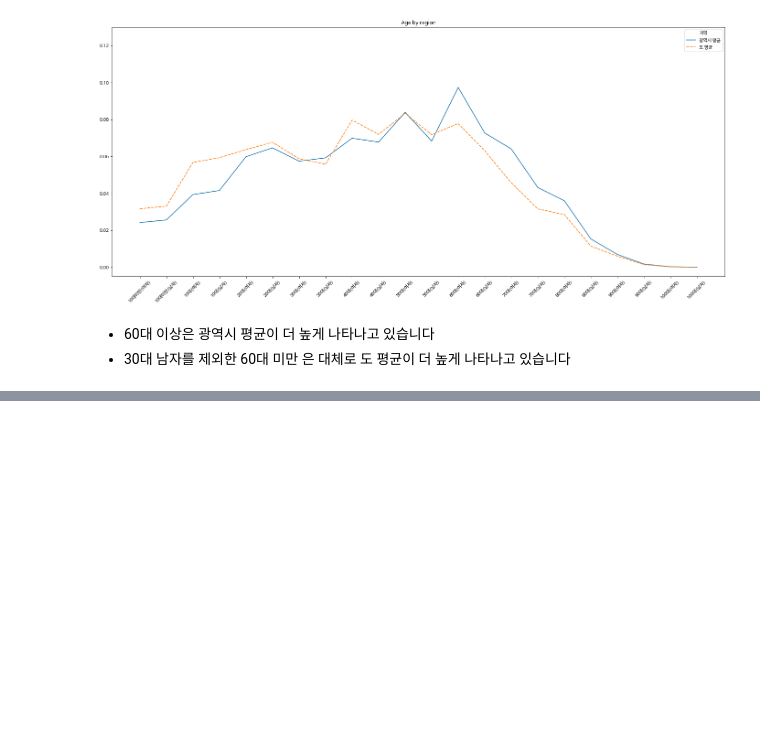
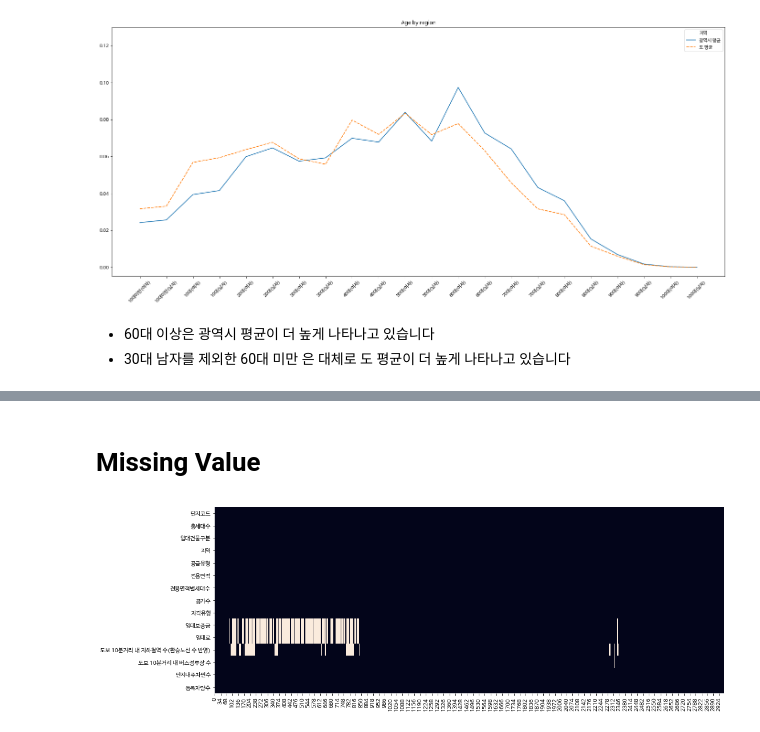
Before and after one commit to doo52oh/Dacon, a Jupyter notebook: Predict_Parking_Demand/주차수요_예측_경진대회_EDA.ipynb, the cells around one changed output, grey strips where cells are left out. Drawn from its saved outputs; the diff is of its cells as text; code cells hidden in the pictures; blank space fills up the shorter version.

```diff
--- a/Predict_Parking_Demand/주차수요_예측_경진대회_EDA.ipynb
+++ b/Predict_Parking_Demand/주차수요_예측_경진대회_EDA.ipynb
@@ -267,0 +380,8 @@ plt.show()
+# %%
+obj_cols = []
+for col in train.columns:
+    if train[col].dtypes == 'object':
+        obj_cols.append(col)
+# %%
+for col in obj_cols:
+    check_train_test_column_values(train, test, col)
@@ -267,0 +461,8 @@ plt.show()
+# %% [markdown]
+# Missing Value
+# %%
+plt.figure(figsize=(16, 6))
+sns.heatmap(train.isnull().T, cbar=False)
+plt.show()
+# %% [output]
+[figure, added]
```
Also changed, not shown: parts of 126 cells of this notebook.
